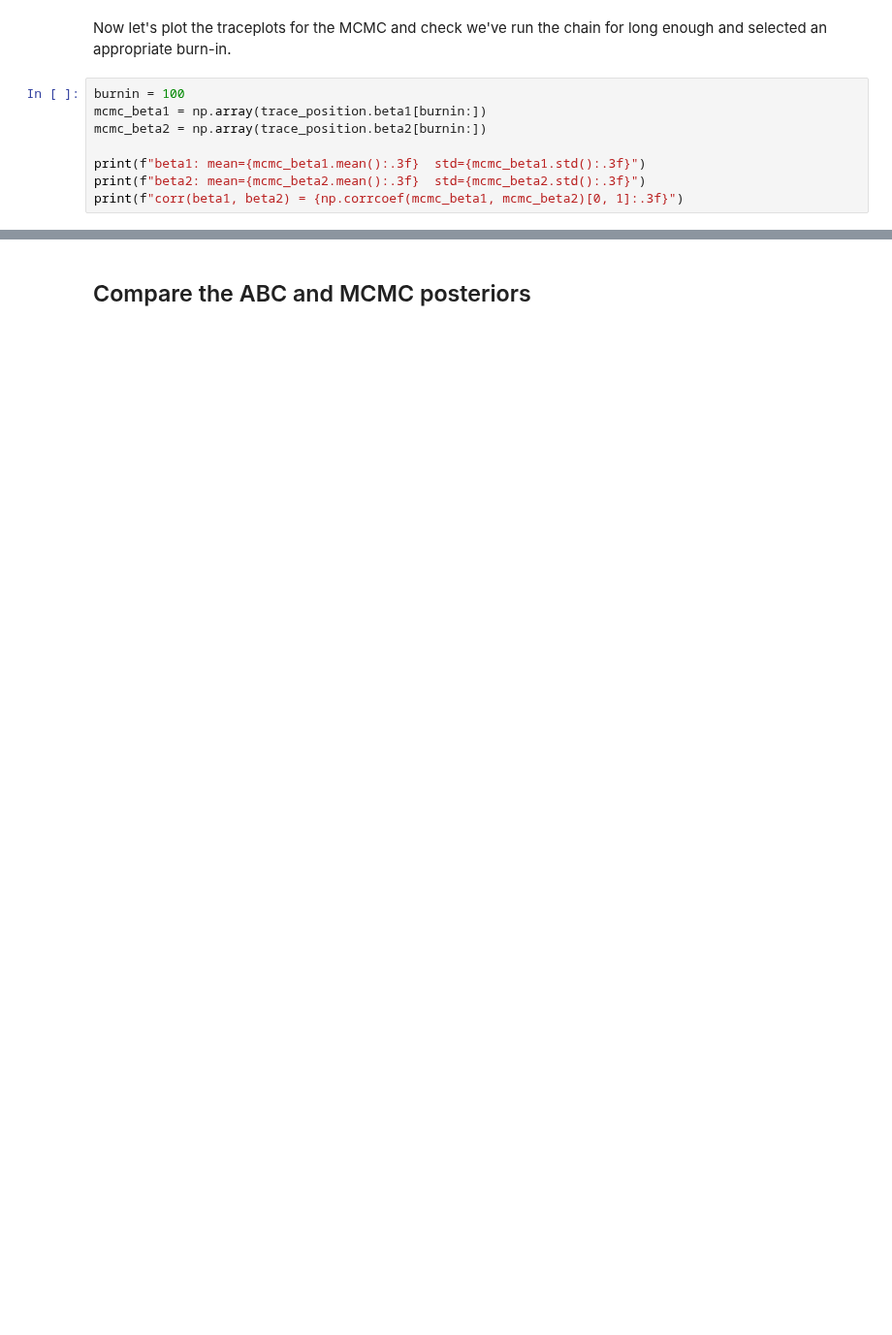
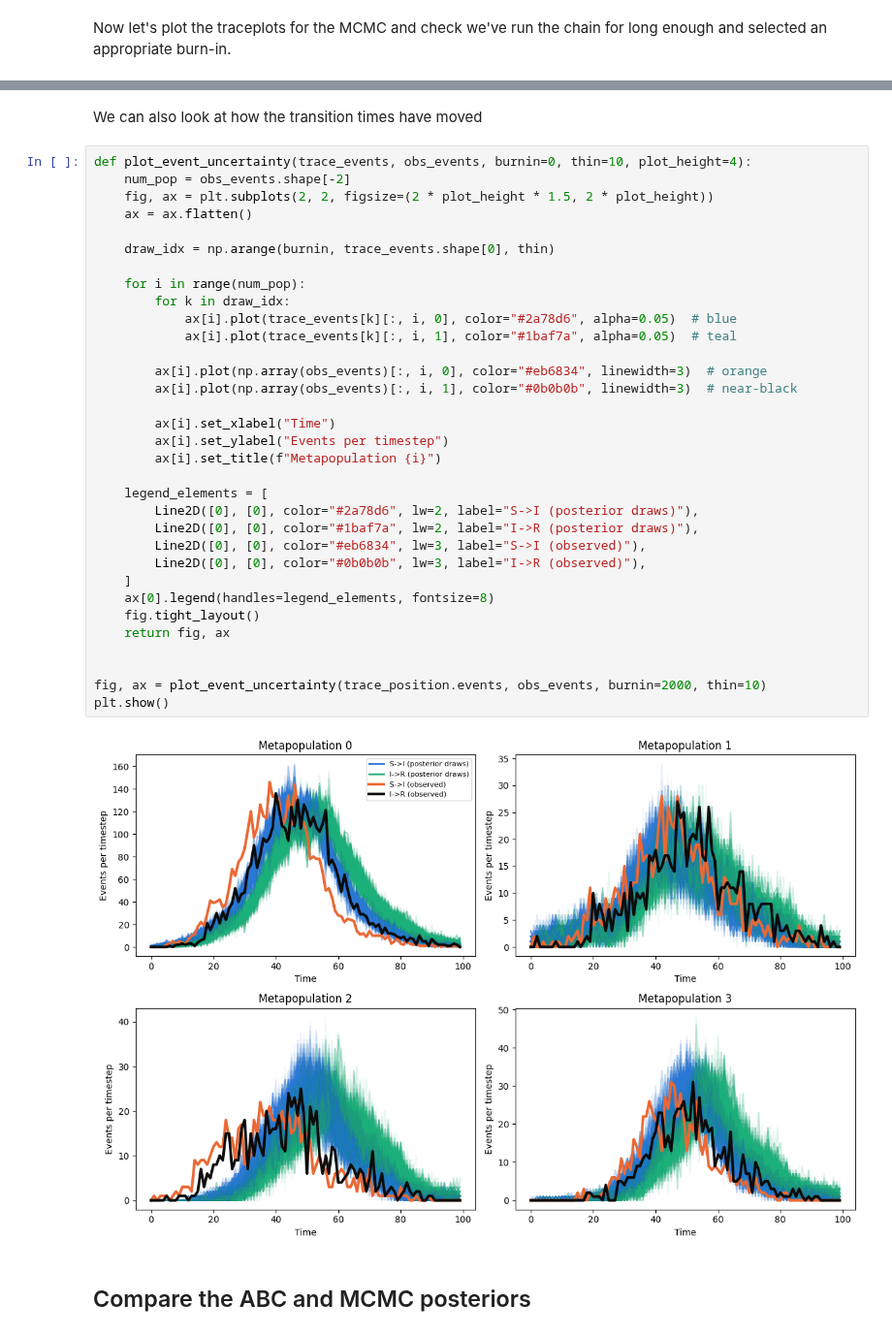
Before and after one commit to gem-epidemics/colab, a Jupyter notebook: iddinf/approximate_bayesian_computation.ipynb, the cells around one changed output, grey strips where cells are left out. Shown at 97% size. Saved outputs shown, nothing was run; the diff lists cells and outputs as text; blank space fills up the shorter version.

```diff
--- a/iddinf/approximate_bayesian_computation.ipynb
+++ b/iddinf/approximate_bayesian_computation.ipynb
@@ -623,11 +649,3 @@ _end of solution_
 # %% [markdown]
 Now let's plot the traceplots for the MCMC and check we've run the chain for
 long enough and selected an appropriate burn-in.
-# %%
-burnin = 100
-mcmc_beta1 = np.array(trace_position.beta1[burnin:])
-mcmc_beta2 = np.array(trace_position.beta2[burnin:])
-
-print(f"beta1: mean={mcmc_beta1.mean():.3f}  std={mcmc_beta1.std():.3f}")
-print(f"beta2: mean={mcmc_beta2.mean():.3f}  std={mcmc_beta2.std():.3f}")
-print(f"corr(beta1, beta2) = {np.corrcoef(mcmc_beta1, mcmc_beta2)[0, 1]:.3f}")
@@ -659,3 +673,40 @@ plt.show()
+# %% [markdown]
+We can also look at how the transition times have moved
+# %%
+def plot_event_uncertainty(trace_events, obs_events, burnin=0, thin=10, plot_height=4):
+    num_pop = obs_events.shape[-2]
+    fig, ax = plt.subplots(2, 2, figsize=(2 * plot_height * 1.5, 2 * plot_height))
+    ax = ax.flatten()
+
+    draw_idx = np.arange(burnin, trace_events.shape[0], thin)
+
+    for i in range(num_pop):
+        for k in draw_idx:
+            ax[i].plot(trace_events[k][:, i, 0], color="#2a78d6", alpha=0.05)  # blue
+            ax[i].plot(trace_events[k][:, i, 1], color="#1baf7a", alpha=0.05)  # teal
+
+        ax[i].plot(np.array(obs_events)[:, i, 0], color="#eb6834", linewidth=3)  # orange
+        ax[i].plot(np.array(obs_events)[:, i, 1], color="#0b0b0b", linewidth=3)  # near-black
+
+        ax[i].set_xlabel("Time")
+        ax[i].set_ylabel("Events per timestep")
+        ax[i].set_title(f"Metapopulation {i}")
+
+    legend_elements = [
+        Line2D([0], [0], color="#2a78d6", lw=2, label="S->I (posterior draws)"),
+        Line2D([0], [0], color="#1baf7a", lw=2, label="I->R (posterior draws)"),
+        Line2D([0], [0], color="#eb6834", lw=3, label="S->I (observed)"),
+        Line2D([0], [0], color="#0b0b0b", lw=3, label="I->R (observed)"),
+    ]
+    ax[0].legend(handles=legend_elements, fontsize=8)
+    fig.tight_layout()
+    return fig, ax
+
+
+fig, ax = plot_event_uncertainty(trace_position.events, obs_events, burnin=2000, thin=10)
+plt.show()
+# %% [output]
+[figure, added]
 # %% [markdown]
 ## Compare the ABC and MCMC posteriors
 # %%
```
Also changed, not shown: parts of 21 cells of this notebook, 10 other files.
